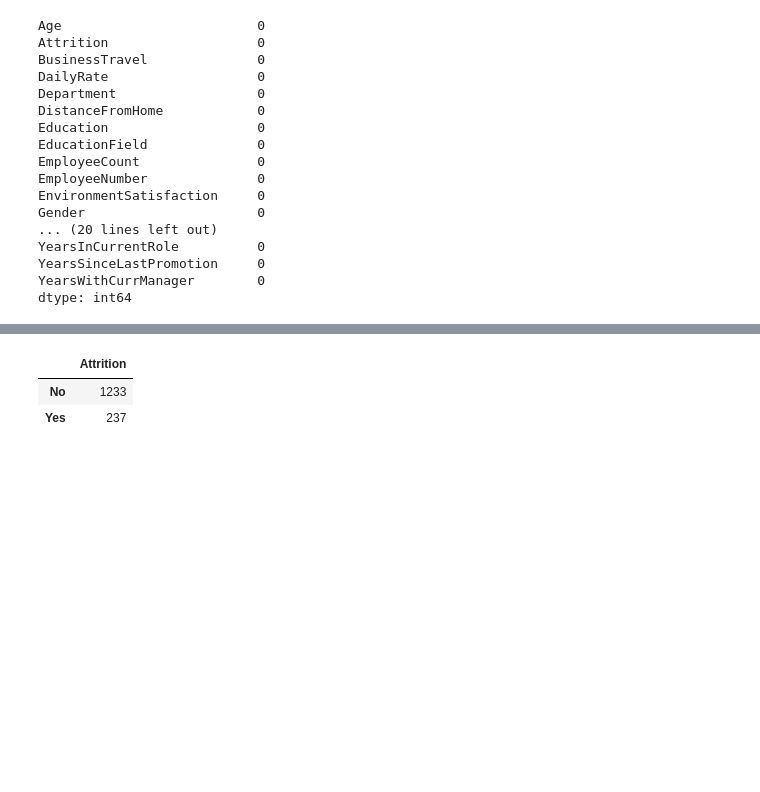
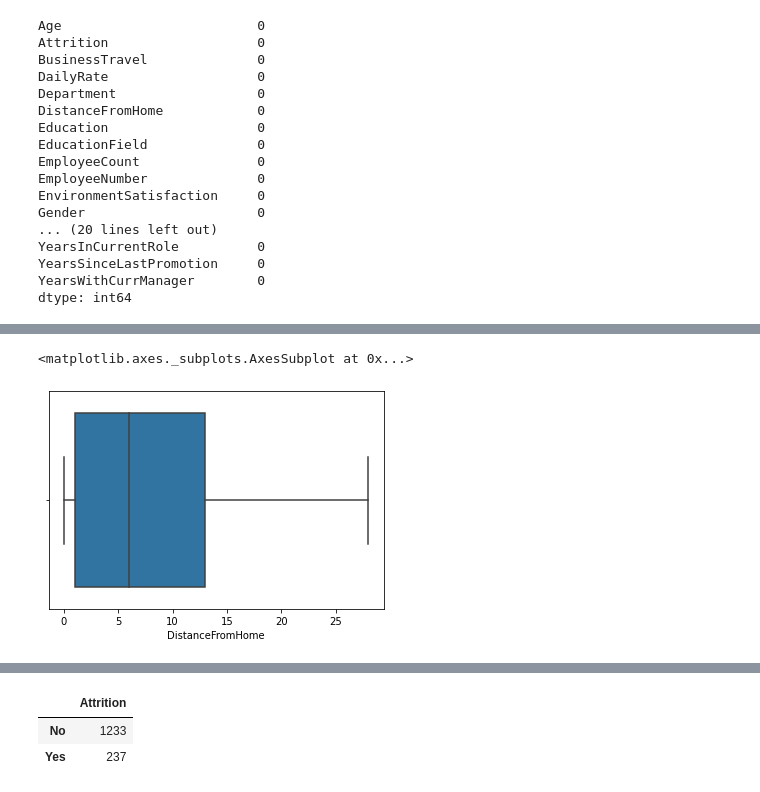
Before and after one commit to Akhilesh-Kulkarni/HR-Attrition---Random-Forest-Classification, a Jupyter notebook: HR_Attrition.ipynb, the cells around one changed output, grey strips where cells are left out. Drawn from its saved outputs; the diff is of its cells as text; code cells hidden in the pictures; blank space fills up the shorter version.

```diff
--- a/HR_Attrition.ipynb
+++ b/HR_Attrition.ipynb
@@ -78,0 +84,5 @@ dtype: int64
+# %%
+sns.boxplot(data=data,x='DistanceFromHome')
+# %% [output]
+<matplotlib.axes._subplots.AxesSubplot at 0x...>
+[figure, added]
```
Also changed, not shown: parts of 5 cells of this notebook.
